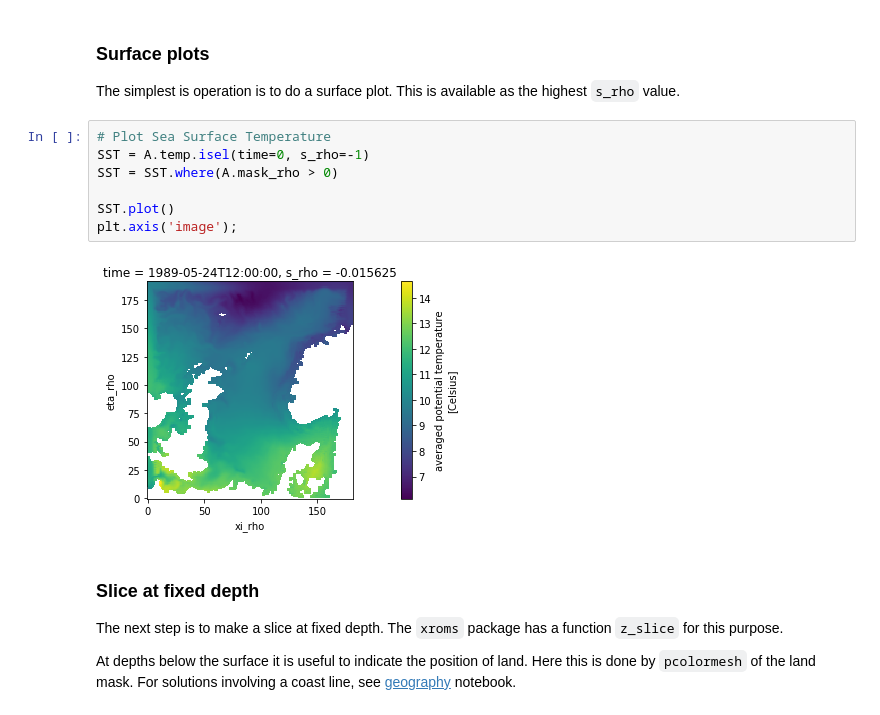
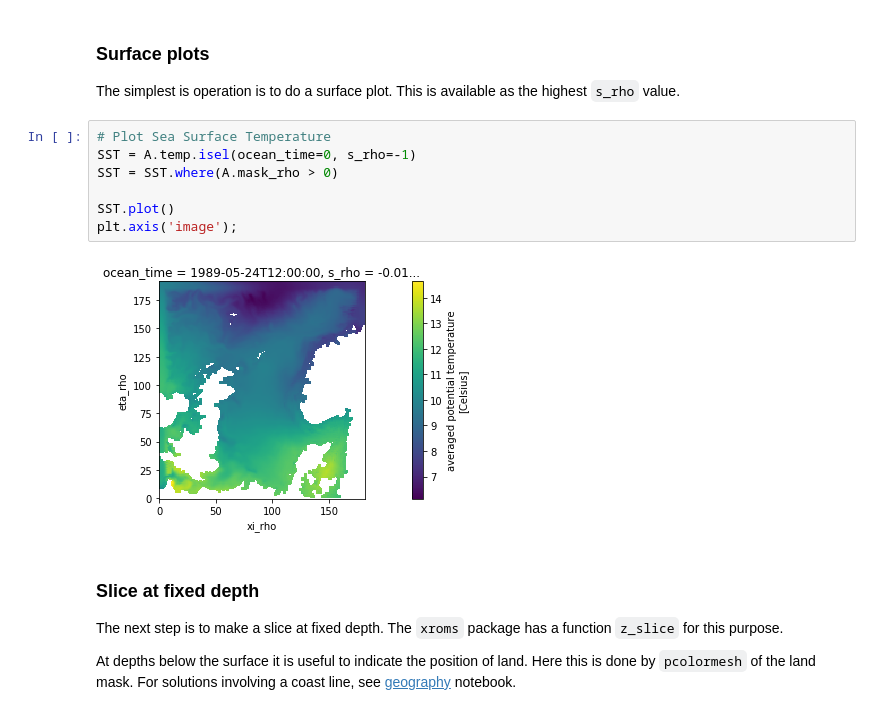
Before and after one commit to bjornaa/xroms0, a Jupyter notebook: examples/horizontal_slice.ipynb, the cells around one changed output. Drawn from its saved outputs; the diff is of its cells as text.

Commit message:
Renamed time to ocean_time

```diff
--- a/examples/horizontal_slice.ipynb
+++ b/examples/horizontal_slice.ipynb
@@ -16,13 +16,13 @@ The simplest is operation is to do a surface plot.
 This is available as the highest `s_rho` value.
 # %%
 # Plot Sea Surface Temperature
-SST = A.temp.isel(time=0, s_rho=-1)
+SST = A.temp.isel(ocean_time=0, s_rho=-1)
 SST = SST.where(A.mask_rho > 0)
 
 SST.plot()
 plt.axis('image');
 # %% [output]
-[figure, old version]
+[figure, new version]
 # %% [markdown]
 ### Slice at fixed depth
 
```
Also changed, not shown: parts of 5 cells of this notebook, 9 other files.
